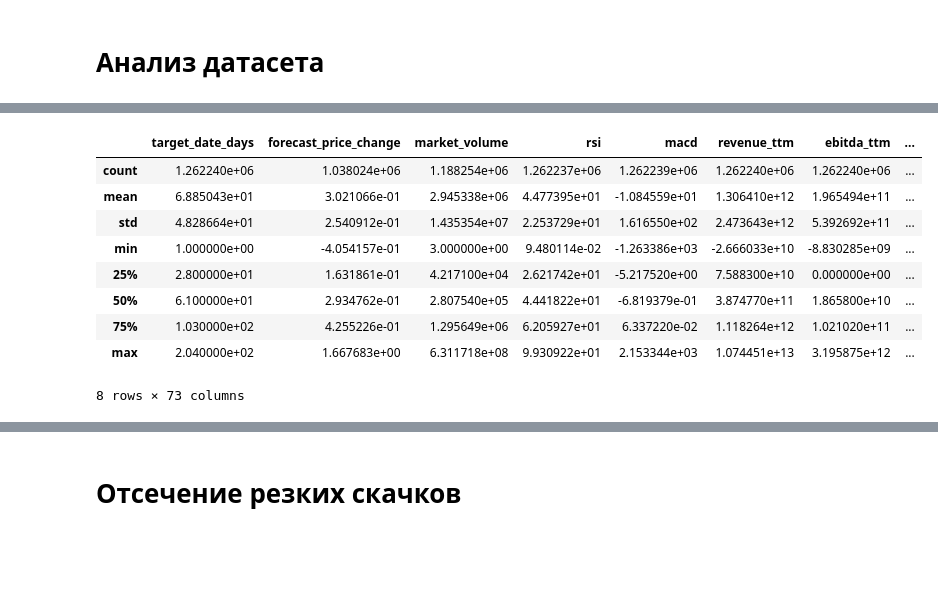
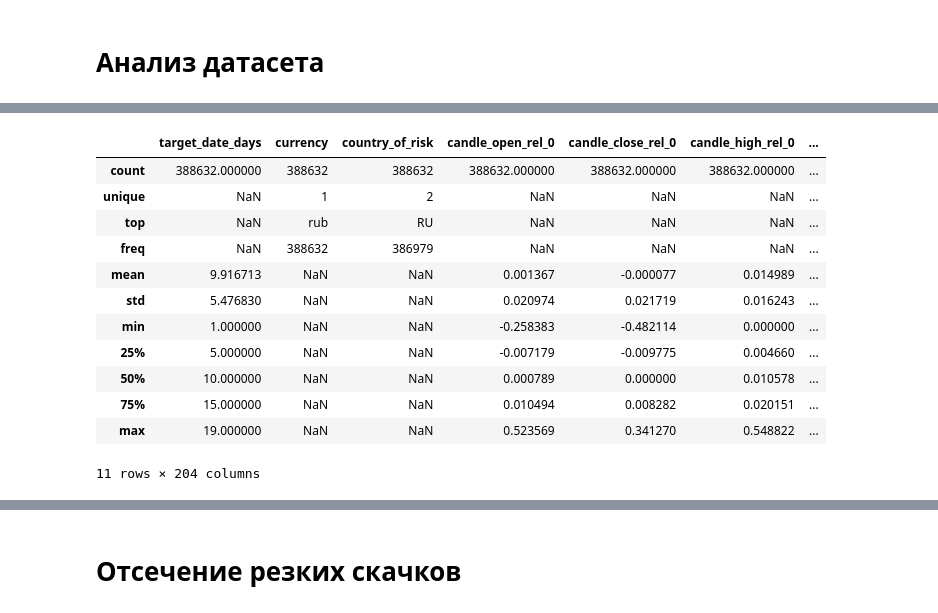
Before and after one commit to temaptz/ticker-analysis, a Jupyter notebook: jupyter/learn_ta_2_1.ipynb, the cells around one changed output, grey strips where cells are left out. Saved outputs shown, nothing was run; the diff lists cells and outputs as text; code cells hidden in the pictures; blank space fills up the shorter version.

```diff
--- a/jupyter/learn_ta_2_1.ipynb
+++ b/jupyter/learn_ta_2_1.ipynb
@@ -74,16 +62,19 @@ memory usage: 731.9+ MB
 # %%
-df.describe()
+df.describe(include='all')
 # %% [output]
-|  | target_date_days | forecast_price_change | market_volume | rsi | macd | revenue_ttm | ebitda_ttm | ... |
-| count | 1.262240e+06 | 1.038024e+06 | 1.188254e+06 | 1.262237e+06 | 1.262239e+06 | 1.262240e+06 | 1.262240e+06 | ... |
-| mean | 6.885043e+01 | 3.021066e-01 | 2.945338e+06 | 4.477395e+01 | -1.084559e+01 | 1.306410e+12 | 1.965494e+11 | ... |
-| std | 4.828664e+01 | 2.540912e-01 | 1.435354e+07 | 2.253729e+01 | 1.616550e+02 | 2.473643e+12 | 5.392692e+11 | ... |
-| min | 1.000000e+00 | -4.054157e-01 | 3.000000e+00 | 9.480114e-02 | -1.263386e+03 | -2.666033e+10 | -8.830285e+09 | ... |
-| 25% | 2.800000e+01 | 1.631861e-01 | 4.217100e+04 | 2.621742e+01 | -5.217520e+00 | 7.588300e+10 | 0.000000e+00 | ... |
-| 50% | 6.100000e+01 | 2.934762e-01 | 2.807540e+05 | 4.441822e+01 | -6.819379e-01 | 3.874770e+11 | 1.865800e+10 | ... |
-| 75% | 1.030000e+02 | 4.255226e-01 | 1.295649e+06 | 6.205927e+01 | 6.337220e-02 | 1.118264e+12 | 1.021020e+11 | ... |
-| max | 2.040000e+02 | 1.667683e+00 | 6.311718e+08 | 9.930922e+01 | 2.153344e+03 | 1.074451e+13 | 3.195875e+12 | ... |
+|  | target_date_days | currency | country_of_risk | candle_open_rel_0 | candle_close_rel_0 | candle_high_rel_0 | ... |
+| count | 388632.000000 | 388632 | 388632 | 388632.000000 | 388632.000000 | 388632.000000 | ... |
+| unique | NaN | 1 | 2 | NaN | NaN | NaN | ... |
+| top | NaN | rub | RU | NaN | NaN | NaN | ... |
+| freq | NaN | 388632 | 386979 | NaN | NaN | NaN | ... |
+| mean | 9.916713 | NaN | NaN | 0.001367 | -0.000077 | 0.014989 | ... |
+| std | 5.476830 | NaN | NaN | 0.020974 | 0.021719 | 0.016243 | ... |
+| min | 1.000000 | NaN | NaN | -0.258383 | -0.482114 | 0.000000 | ... |
+| 25% | 5.000000 | NaN | NaN | -0.007179 | -0.009775 | 0.004660 | ... |
+| 50% | 10.000000 | NaN | NaN | 0.000789 | 0.000000 | 0.010578 | ... |
+| 75% | 15.000000 | NaN | NaN | 0.010494 | 0.008282 | 0.020151 | ... |
+| max | 19.000000 | NaN | NaN | 0.523569 | 0.341270 | 0.548822 | ... |
-8 rows × 73 columns
+11 rows × 204 columns
 # %%
 df['result'].hist()
 # %% [output]
```
Also changed, not shown: parts of 36 cells of this notebook, 11 other files.
